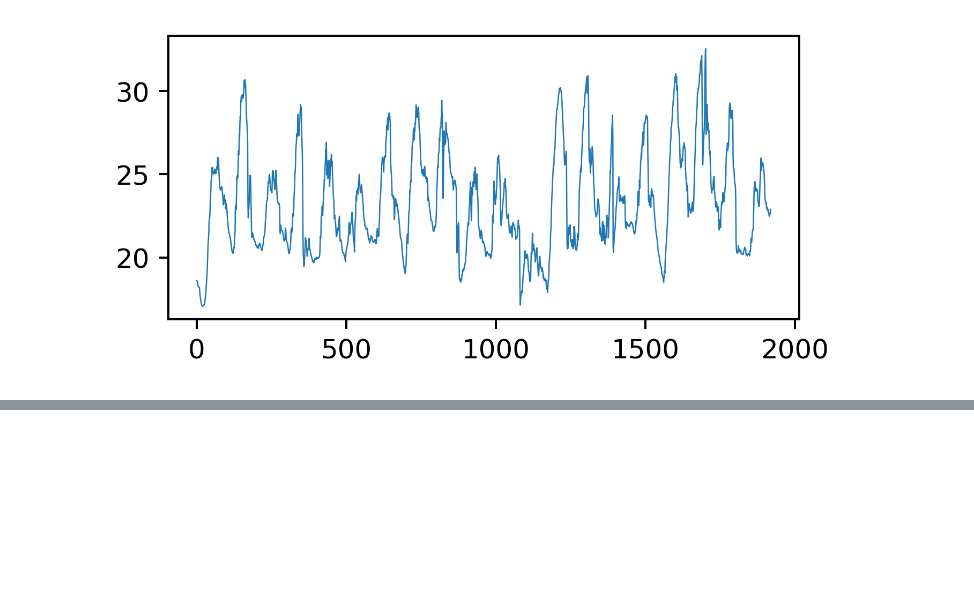
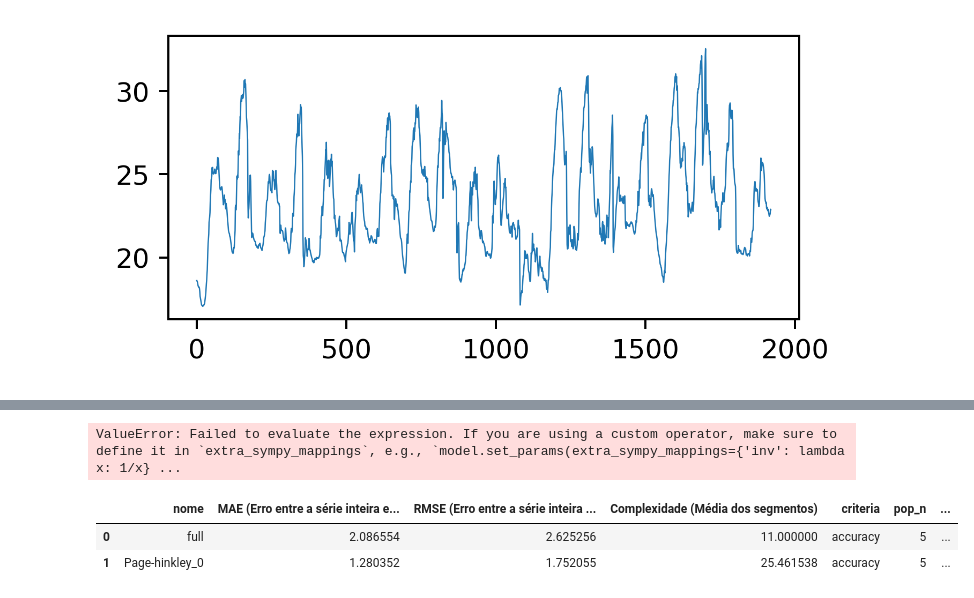
Before and after one commit to BobVitorBob/XTSTree, a Jupyter notebook: evaluate_topdown.ipynb, the cells around one changed output, grey strips where cells are left out. Saved outputs shown, nothing was run; the diff lists cells and outputs as text; code cells hidden in the pictures; blank space fills up the shorter version.

Commit message:
updating top-down evaluation

```diff
--- a/evaluate_topdown.ipynb
+++ b/evaluate_topdown.ipynb
@@ -168,0 +148,77 @@ PySRRegressor.equations_ = [
+# %%
+output = []
+for rep in range(20):
+  modelo = get_regressor(
+    criteria=criteria,
+    output_file='teste',
+    pop_n=pop_n,
+    pop_size=pop_size,
+    iterations=iterations,
+    max_complexity=max_complexity,
+  )
+  t = perf_counter()
+  modelo.fit([[i] for i in range(len(series))], series)
+  end_t = perf_counter() - t
+
+  prediction_full = modelo.predict(np.array([[i] for i in range(len(series))]))
+  complexity_full = modelo.get_best()["complexity"]
+
+  output.append({
+    'nome': f'Full_{rep}',
+    'MAE (erro entre a série inteira e a predição de todos os segmentos)': mae(series, prediction_full),
+    'RMSE (erro entre a série inteira e a predição de todos os segmentos)': rmse(series, prediction_full),
+    'complexidade (média dos segmentos)': complexity_full,
+    'desvio padrão complexidade': 0,
+    'criteria': criteria,
+    'pop_n': pop_n,
+    'pop_size': pop_size,
+    'iterations': iterations,
+    'max_complexity': max_complexity,
+    'tempo': end_t,
+    'numero de segmentos': 1,
+  })
+  pd.DataFrame(output).to_csv('./resultados.csv', index=False)
+  for segments, name in [(segments_page_hinkley, 'Page-hinkley'), (segments_tdi, 'Top-down index'), (segments_tdr, 'Top-down regression')]:
+    y_hat = []
+    complexities = []
+    time = perf_counter()
+    for segment in segments:
+      modelo = get_regressor(
+        criteria=criteria,
+        output_file='teste',
+        pop_n=pop_n,
+        pop_size=pop_size,
+        iterations=iterations,
+        max_complexity=max_complexity,
+      )
+      modelo.fit([[i] for i in range(len(segment))], segment)
+
+      prediction = modelo.predict(np.array([[i] for i in range(len(segment))]))
+      y_hat = y_hat + list(prediction)
+      complexities.append(modelo.get_best()["complexity"])
+    end_t = perf_counter() - time
+
+    output.append({
+      'nome': f'{name}_{rep}',
+      'MAE (erro entre a série inteira e a predição de todos os segmentos)': mae(series, y_hat),
+      'RMSE (erro entre a série inteira e a predição de todos os segmentos)': rmse(series, y_hat),
+      'complexidade (média dos segmentos)': np.mean(complexities),
+      'desvio padrão complexidade': np.std(complexities),
+      'criteria': criteria,
+      'pop_n': pop_n,
+      'pop_size': pop_size,
+      'iterations': iterations,
+      'max_complexity': max_complexity,
+      'tempo': end_t,
+      'numero de segmentos': len(segments),
+    })
+    pd.DataFrame(output).to_csv('./resultados.csv', index=False)
+# %% [output]
+ValueError: Failed to evaluate the expression. If you are using a custom operator, make sure to define it in `extra_sympy_mappings`, e.g., `model.set_params(extra_sympy_mappings={'inv': lambda x: 1/x} ...
+# %%
+resultados = pd.read_csv('resultados.csv')
+resultados
+# %% [output]
+|  | nome | MAE (Erro entre a série inteira e... | RMSE (Erro entre a série inteira ... | Complexidade (Média dos segmentos) | criteria | pop_n | ... |
+| 0 | full | 2.086554 | 2.625256 | 11.000000 | accuracy | 5 | ... |
+| 1 | Page-hinkley_0 | 1.280352 | 1.752055 | 25.461538 | accuracy | 5 | ... |
```
Also changed, not shown: parts of 9 cells of this notebook.
